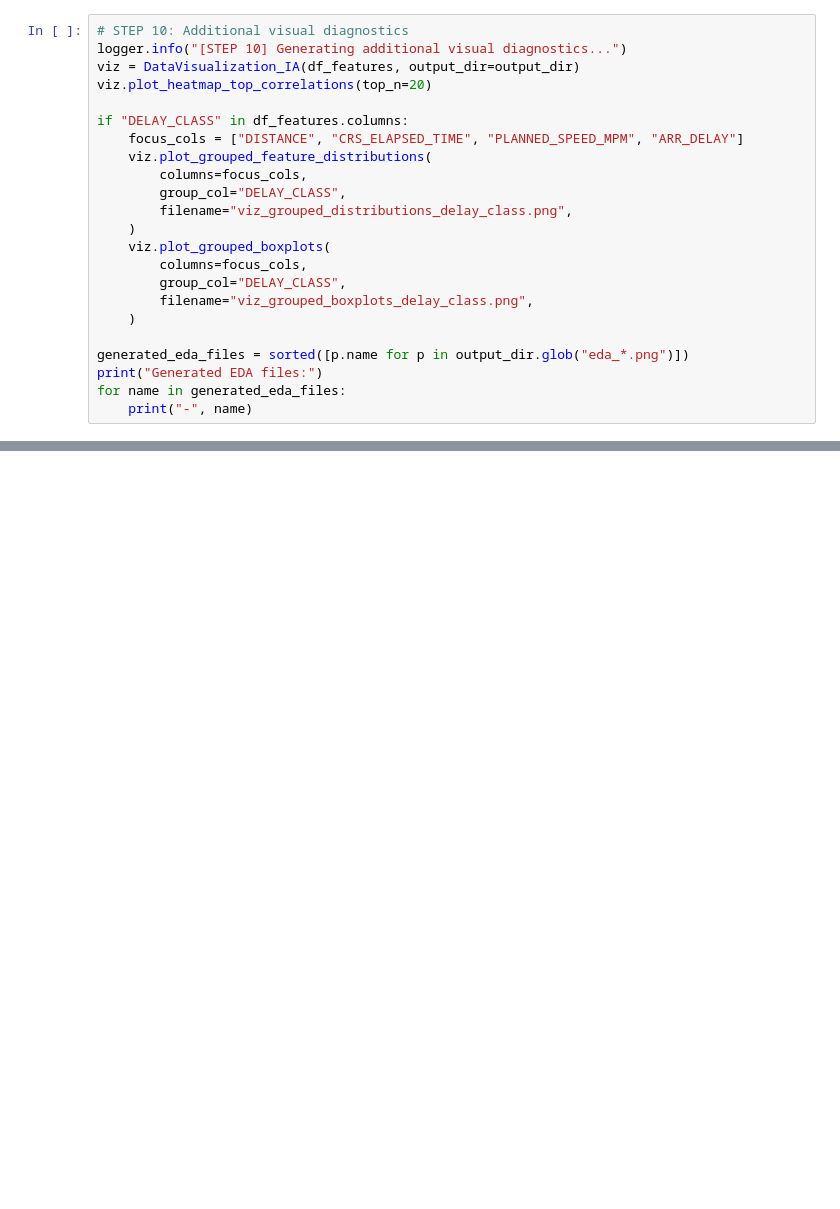
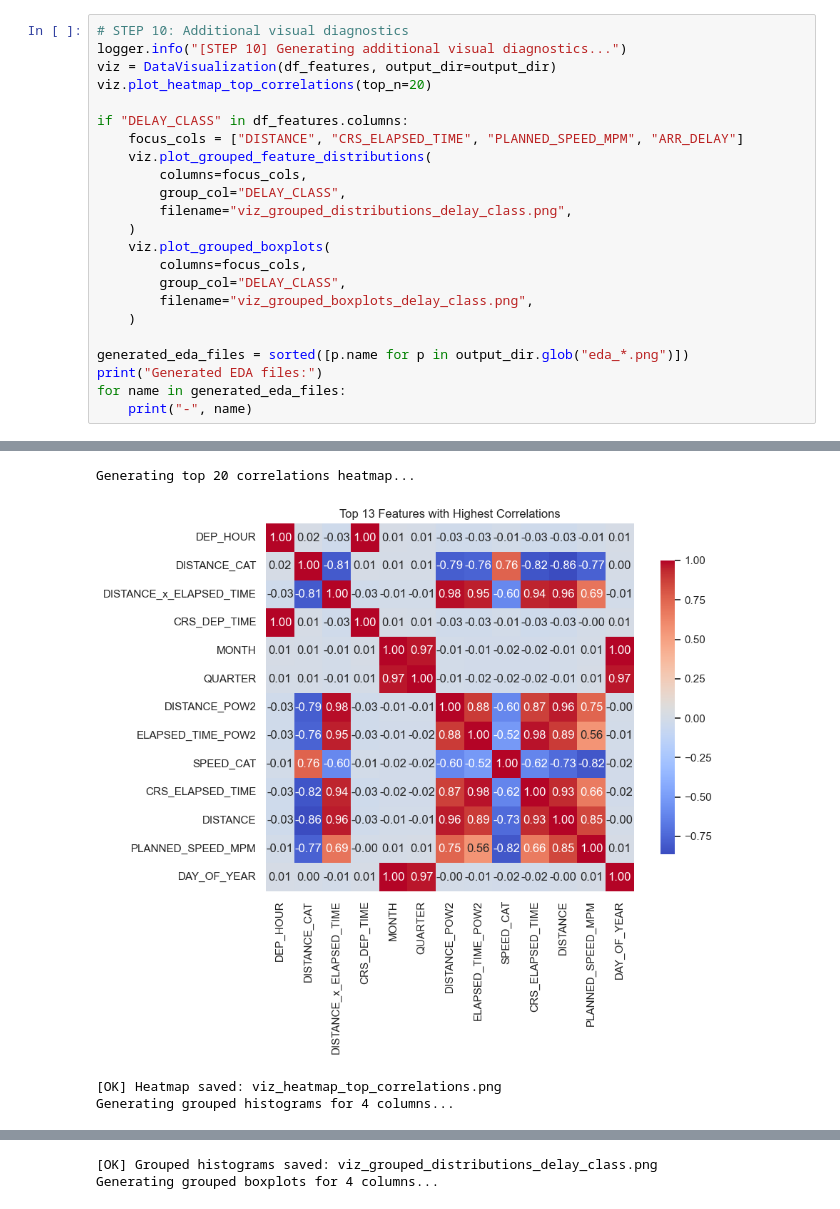
Before and after one commit to itsDavid08/DataScience_IA, a Jupyter notebook: Project_Code/JupyterNotebook/Data_Exploration.ipynb, the cells around one changed output, grey strips where cells are left out. Drawn from its saved outputs; the diff is of its cells as text; blank space fills up the shorter version.

```diff
--- a/Project_Code/JupyterNotebook/Data_Exploration.ipynb
+++ b/Project_Code/JupyterNotebook/Data_Exploration.ipynb
@@ -354,7 +588,7 @@ print("UMAP/t-SNE shape:", umap_components.shape)
 # %%
 # STEP 10: Additional visual diagnostics
 logger.info("[STEP 10] Generating additional visual diagnostics...")
-viz = DataVisualization_IA(df_features, output_dir=output_dir)
+viz = DataVisualization(df_features, output_dir=output_dir)
 viz.plot_heatmap_top_correlations(top_n=20)
 
 if "DELAY_CLASS" in df_features.columns:
@@ -374,3 +608,4 @@ generated_eda_files = sorted([p.name for p in output_dir.glob("eda_*.png")])
 print("Generated EDA files:")
 for name in generated_eda_files:
     print("-", name)
+# %% [output]
@@ -376,0 +613,4 @@ for name in generated_eda_files:
+Generating top 20 correlations heatmap...
+[figure, added]
+[OK] Heatmap saved: viz_heatmap_top_correlations.png
+Generating grouped histograms for 4 columns...
@@ -376,0 +618,2 @@ for name in generated_eda_files:
+[OK] Grouped histograms saved: viz_grouped_distributions_delay_class.png
+Generating grouped boxplots for 4 columns...
```
Also changed, not shown: parts of 37 cells of this notebook, 4 other files.
